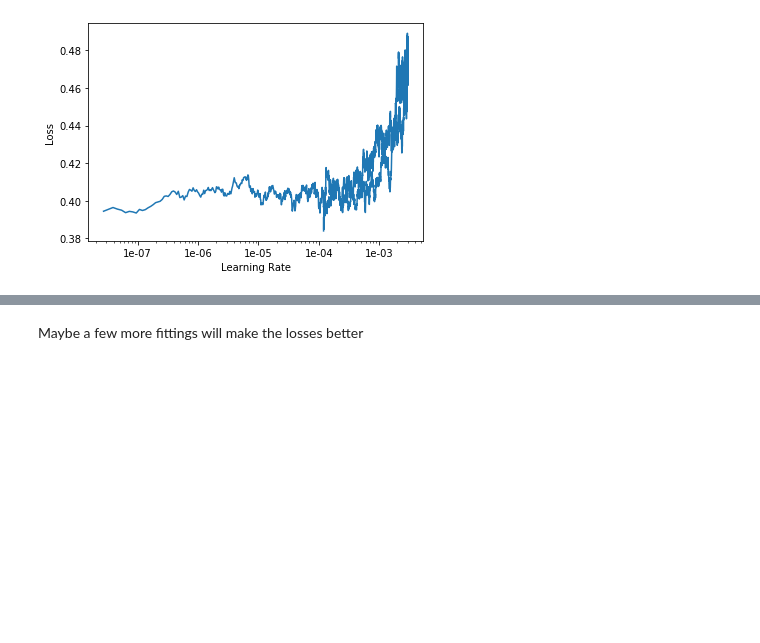
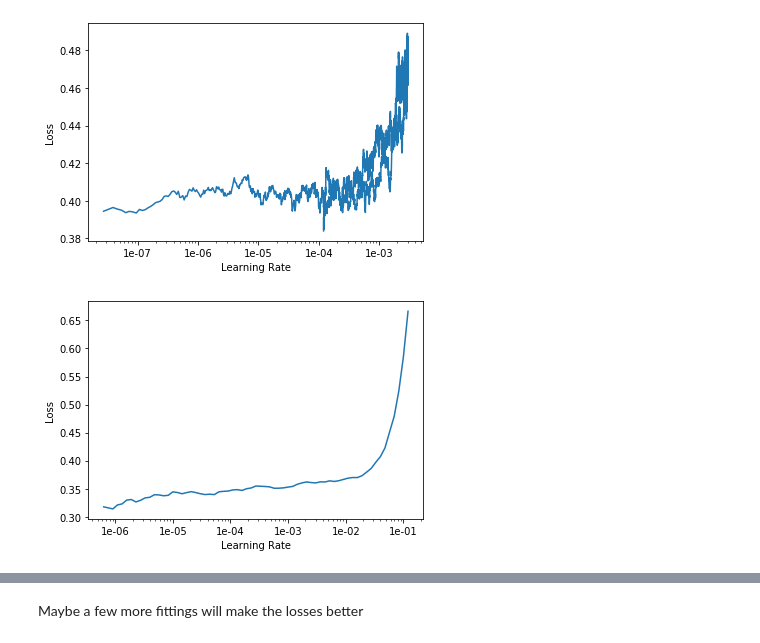
Before and after one commit to manojach87/IWildCam2020, a Jupyter notebook: src/fastai-decentscore.ipynb, the cells around one changed output, grey strips where cells are left out. Cells and saved outputs as stored; diff of their text form; code cells hidden in the pictures; blank space fills up the shorter version.

```diff
--- a/src/fastai-decentscore.ipynb
+++ b/src/fastai-decentscore.ipynb
@@ -444,0 +479,4 @@ learn.recorder.plot()
+# %%
+learn.recorder.plot()
+# %% [output]
+[figure, added]
```
Also changed, not shown: parts of 22 cells of this notebook, 4 other files.
